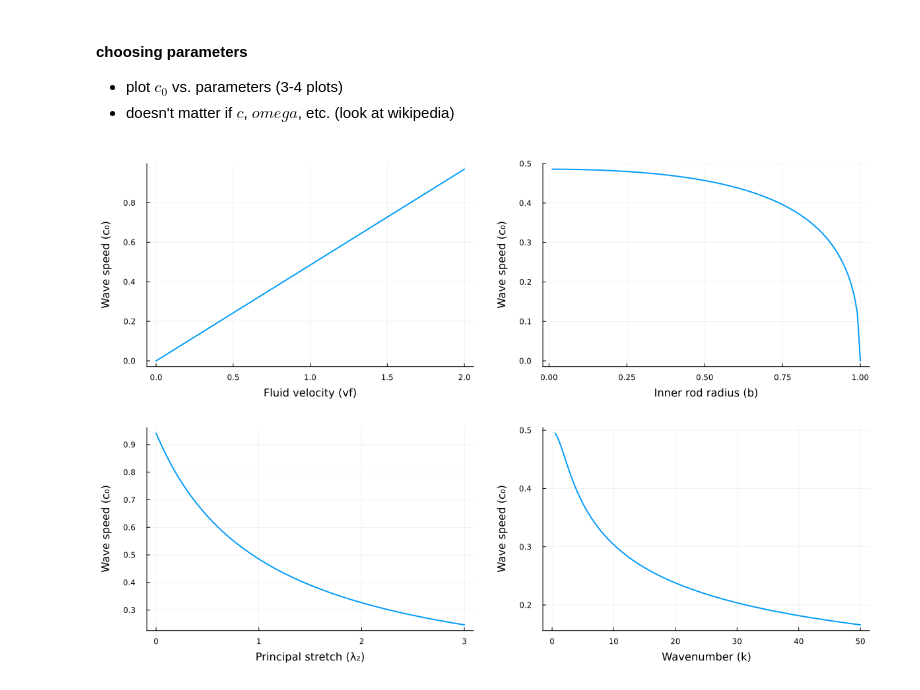
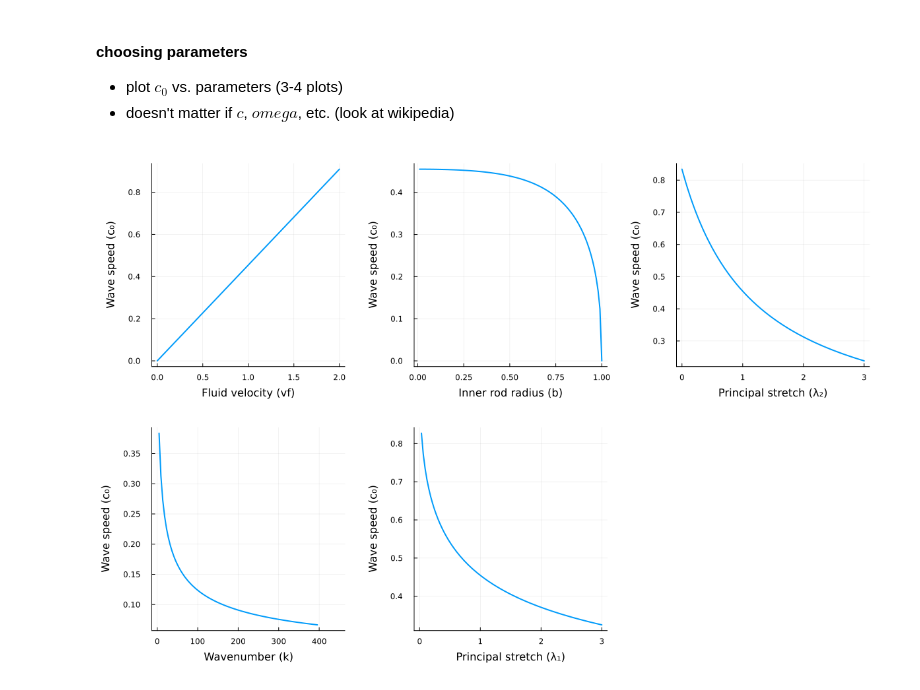
Before and after one commit to karnavr/kylindros, a Jupyter notebook: solving.ipynb, the cells around one changed output. Cells and saved outputs as stored; diff of their text form; code cells hidden in the pictures.

```diff
--- a/solving.ipynb
+++ b/solving.ipynb
@@ -113,9 +109,11 @@ using Plots.PlotMeasures
 
 # Default parameters
 N = 36
-L = π
-k = 1  # Wavenumber
+L = π/2
+n = 1
+k = (n * π) / L               # Wavenumber
 default_b = 0.1
+default_λ1 = 1.0
 default_λ2 = 1.0
 default_vf = 1.0
 
@@ -127,55 +125,68 @@ b_range = range(0.01, 1.0, length=100)
 # 1. Varying vf (fluid velocity)
 c0_vs_vf = zeros(length(vf_range))
 for (i, vf) in enumerate(vf_range)
-    constants = fuSimpleConstants(N, L, default_b, default_λ2, vf)
+    constants = fuConstants(N, L, default_b, default_λ1, default_λ2, vf)
     c0_vs_vf[i] = c0(k, constants)
 end
 
 # 2. Varying b (inner rod radius)
 c0_vs_b = zeros(length(b_range))
 for (i, b) in enumerate(b_range)
-    constants = fuSimpleConstants(N, L, b, default_λ2, default_vf)
+    constants = fuConstants(N, L, b, default_λ1, default_λ2, default_vf)
     c0_vs_b[i] = c0(k, constants)
 end
 
 # 3. Varying λ2 (principal stretches)
 c0_vs_λ2 = zeros(length(λ2_range))
 for (i, λ2) in enumerate(λ2_range)
-    constants = fuSimpleConstants(N, L, default_b, λ2, default_vf)
+    constants = fuConstants(N, L, default_b, default_λ1, λ2, default_vf)
     c0_vs_λ2[i] = c0(k, constants)
 end
 
 # Create plots
 p1 = plot(vf_range, c0_vs_vf,
     xlabel="Fluid velocity (vf)",
     ylabel="Wave speed (c₀)",
     legend=false, lw=2)
 
 p2 = plot(b_range, c0_vs_b,
     xlabel="Inner rod radius (b)",
     ylabel="Wave speed (c₀)",
     legend=false, lw=2)
 
 p3 = plot(λ2_range, c0_vs_λ2,
     xlabel="Principal stretch (λ₂)",
     ylabel="Wave speed (c₀)",
     legend=false, lw=2)
 
 
 # create one more plot where k is varied
-k_range = range(0, 50.0, length=100)
+k_range = range(0, 450.0, length=100)
 c0_vs_k = zeros(length(k_range))
-for (i, k) in enumerate(k_range)
-    constants = fuSimpleConstants(N, L, default_b, default_λ2, default_vf)
-    c0_vs_k[i] = c0(k, constants)
+for (i, j) in enumerate(k_range)
+    constants = fuConstants(N, L, default_b, default_λ1, default_λ2, default_vf)
+    c0_vs_k[i] = c0(j, constants)
 end
 
 p4 = plot(k_range, c0_vs_k,
     xlabel="Wavenumber (k)",
     ylabel="Wave speed (c₀)",
     legend=false, lw=2)
 
+
+λ1_range = range(0, 3.0, length=100)
+c0_vs_λ1 = zeros(length(λ1_range))
+for (i, λ1) in enumerate(λ1_range)
+    constants = fuConstants(N, L, default_b, λ1, default_λ2, default_vf)
+    c0_vs_λ1[i] = c0(k, constants)
+end
+
+p5 = plot(λ1_range, c0_vs_λ1,
+    xlabel="Principal stretch (λ₁)",
+    ylabel="Wave speed (c₀)",
+    legend=false, lw=2)
+
 # Display plots in a layout
-plot(p1, p2, p3, p4, layout=(2,2), size=(1200, 800), margin=20px)
+plot(p1, p2, p3, p4, p5, layout=(2,3), size=(1200, 800), margin=20px)
 # %% [output]
-[figure, old version]
+[figure, new version]
```
Also changed, not shown: parts of 5 cells of this notebook.
